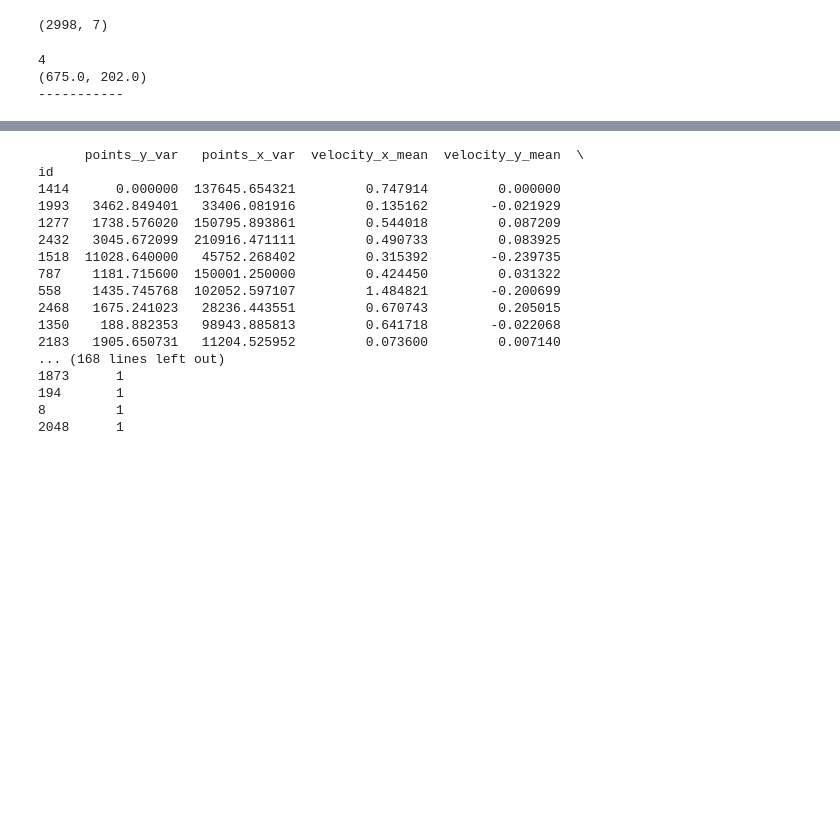
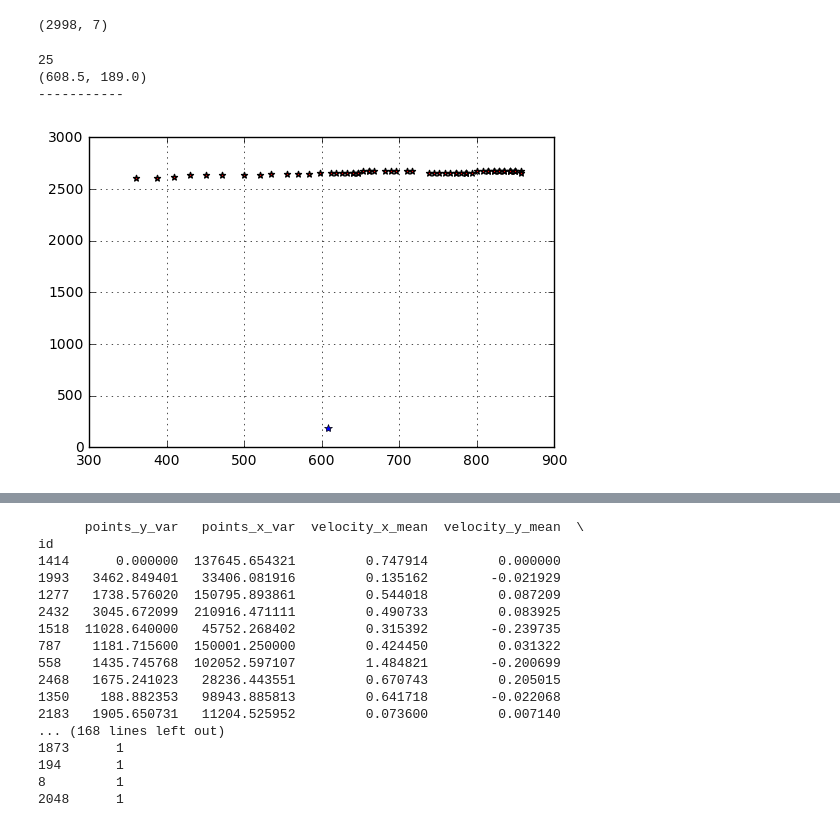
Before and after one commit to liuxiaoran/-mouse_predict, a Jupyter notebook: mouse.ipynb, the cells around one changed output, grey strips where cells are left out. Saved outputs shown, nothing was run; the diff lists cells and outputs as text; code cells hidden in the pictures; blank space fills up the shorter version.

```diff
--- a/mouse.ipynb
+++ b/mouse.ipynb
@@ -148,36 +147,37 @@ print train_df.shape
 # target_y = train_df.loc[1,"target_point_y"]
 # print x
 # print y
 # p1.plot(x,y,'-',color='r',label="person")
 # p1.plot(target_x,target_y,marker='*')
 # p1.legend()
 # plt.show()
-ids = [4]
+ids = [25]
 for id in ids:
     plt.figure(id)  #一个Figure对象可以包含多个子图（Axes）．指定了plt.figure(i)之后的操作就是在图表i 下进行的
     x = train_df.loc[id,"points_x"]
     y  = train_df.loc[id,"points_y"]
     target_x = train_df.loc[id,"target_point_x"]
     target_y = train_df.loc[id,"target_point_y"]
 #     print x
 #     print y
     print id
     print (target_x,target_y)
     print "-----------"
     if train_df.loc[id,"label"]==1:
         labelStr="person"
     else:
         labelStr="robort"
     plt.scatter(x,y,c="r",marker="*")
 #  plt.plot(x,y,'-',color='r',label=labelStr)
     plt.plot(target_x,target_y,marker='*')
     plt.grid(True)
     plt.legend()
 plt.show()
 # %% [output]
-4
-(675.0, 202.0)
+25
+(608.5, 189.0)
 -----------
+[figure, added]
 # %%
 def  f (s):
     ret = []
```
Also changed, not shown: parts of 3 cells of this notebook.
